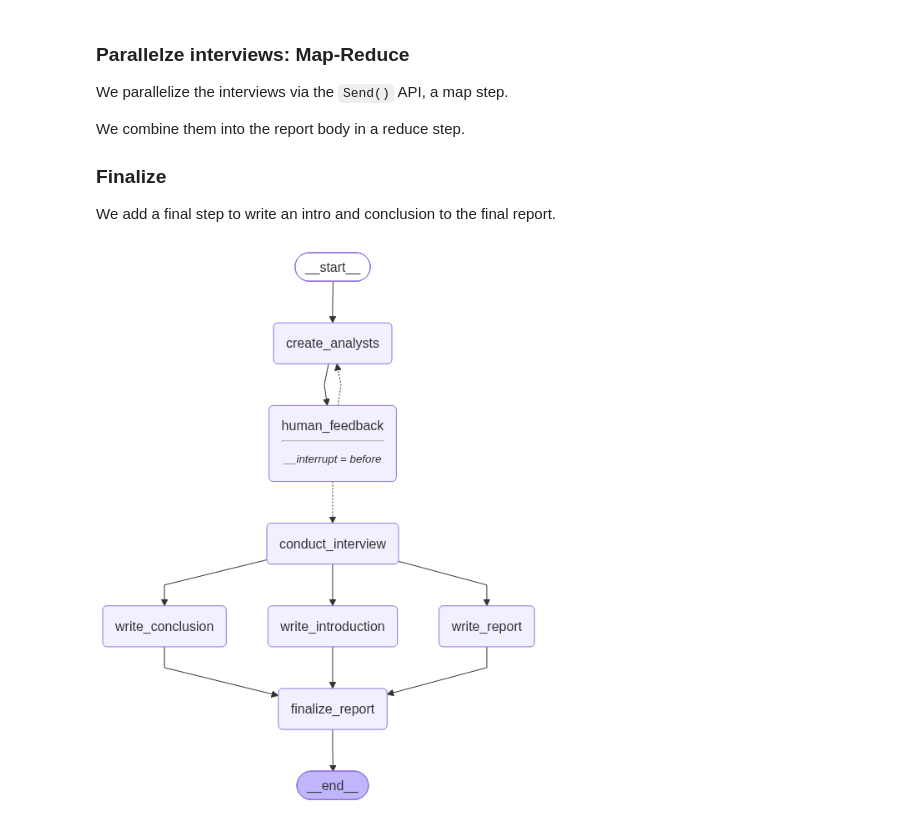
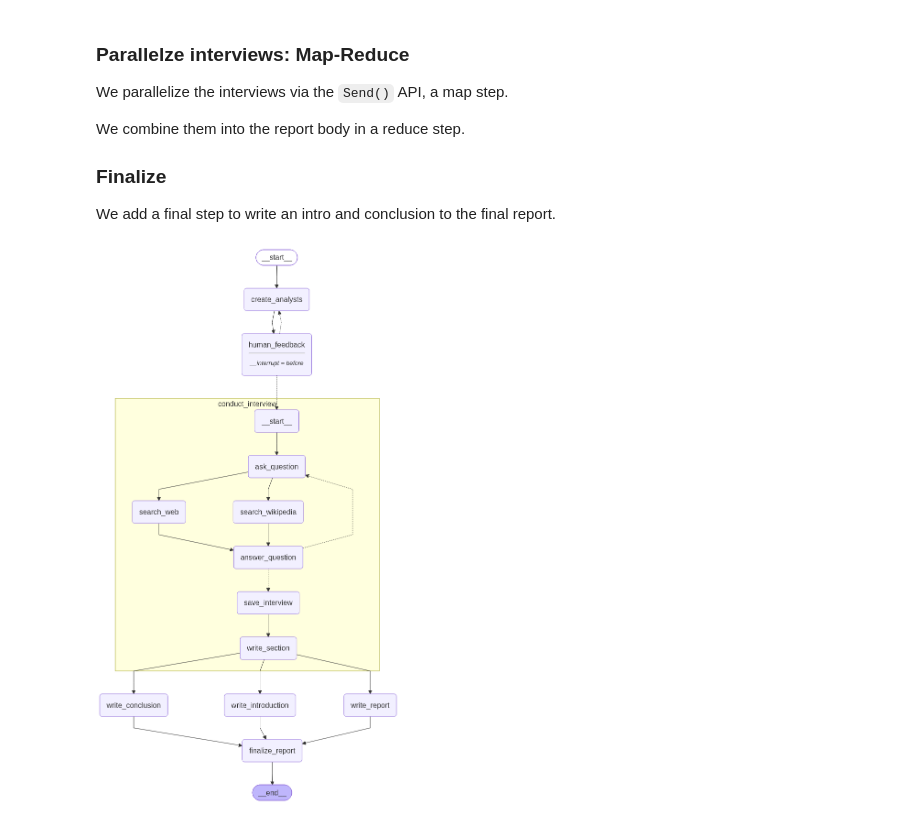
Before and after one commit to SKR18156592/multi-agent-research-assistant, a Jupyter notebook: research_assistant.ipynb, the cells around one changed output. Cells and saved outputs as stored; diff of their text form; code cells hidden in the pictures.

```diff
--- a/research_assistant.ipynb
+++ b/research_assistant.ipynb
@@ -638,32 +638,32 @@ def finalize_report(state:ResearchGraphState):
         content,sources=content.split("\n## Sources\n",maxsplit=1)
 
     final_report=(
         state['introduction']+"\n\n---\n\n"+content+"\n\n---\n\n"+state['conclusion']
     )
     if sources:
         final_report+="\n\n## Sources\n"+sources
     return {'final_report':final_report}
 
 builder=StateGraph(ResearchGraphState)
 builder.add_node(create_analysts)
 builder.add_node(human_feedback)
 builder.add_node('conduct_interview',interview_builder.compile())
 builder.add_node(write_conclusion)
 builder.add_node(write_introduction)
 builder.add_node(write_report)
 builder.add_node(finalize_report)
 
 builder.add_edge(START,'create_analysts')
 builder.add_edge('create_analysts','human_feedback')
 builder.add_conditional_edges('human_feedback',intialize_all_interview,['create_analysts','conduct_interview'])
 builder.add_edge('conduct_interview','write_conclusion')
 builder.add_edge('conduct_interview','write_introduction')
 builder.add_edge('conduct_interview','write_report')
 builder.add_edge('write_conclusion','finalize_report')
 builder.add_edge('write_introduction','finalize_report')
 builder.add_edge('write_report','finalize_report')
 memory=MemorySaver()
 graph=builder.compile(interrupt_before=['human_feedback'],checkpointer=memory)
-graph
+display(Image(graph.get_graph(xray=1).draw_mermaid_png()))
 # %% [output]
-[figure, old version]
+[figure, new version]
```
Also changed, not shown: parts of 1 cell of this notebook.
